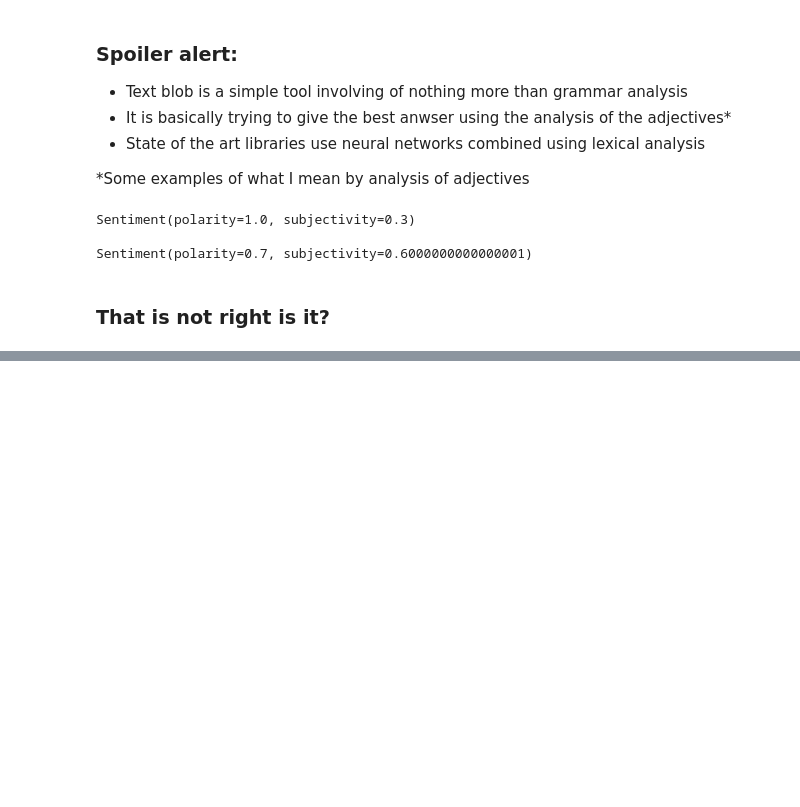
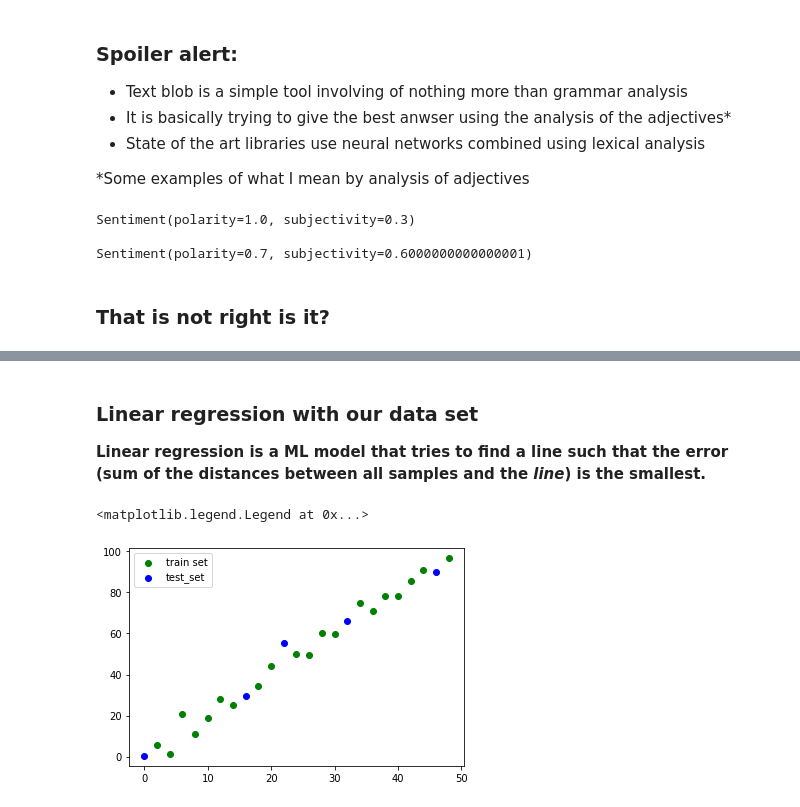
Before and after one commit to KantiCodes/DevFest_Workshop, a Jupyter notebook: ML_Debugging.ipynb, the cells around one changed output, grey strips where cells are left out. Drawn from its saved outputs; the diff is of its cells as text; code cells hidden in the pictures; blank space fills up the shorter version.

```diff
--- a/ML_Debugging.ipynb
+++ b/ML_Debugging.ipynb
@@ -192,0 +290,12 @@ Source: Sagar Sharma / Towards Data Science
+# %% [markdown]
+### Linear regression with our data set
+**Linear regression is a ML model that tries to find a line such that the error (sum of the distances between all samples and the _line_) is the smallest.**
+# %%
+X_train, X_test, y_train, y_test = train_test_split(
+        X, y, test_size=0.2, random_state=42)  # Split the data into Train(80%) and Test set(20%)
+plt.scatter(X_train, y_train, label='train set', c='g')
+plt.scatter(X_test, y_test, label='test_set', c='b')
+plt.legend()
+# %% [output]
+<matplotlib.legend.Legend at 0x...>
+[figure, added]
```
Also changed, not shown: parts of 34 cells of this notebook.
